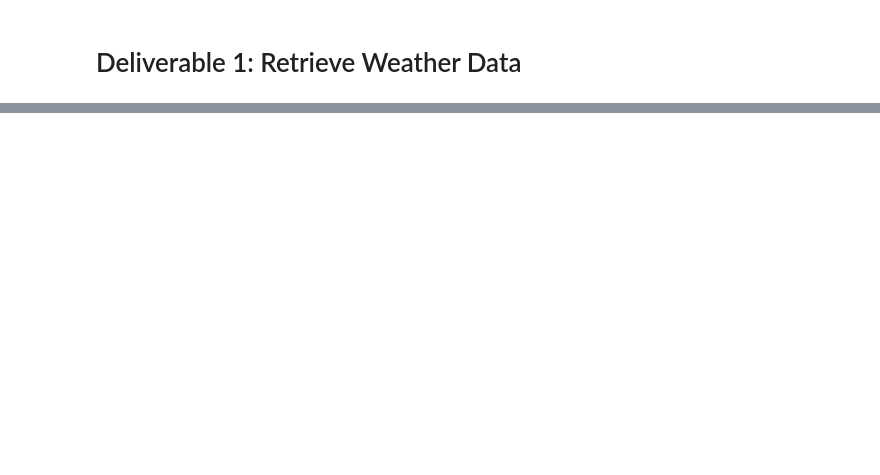
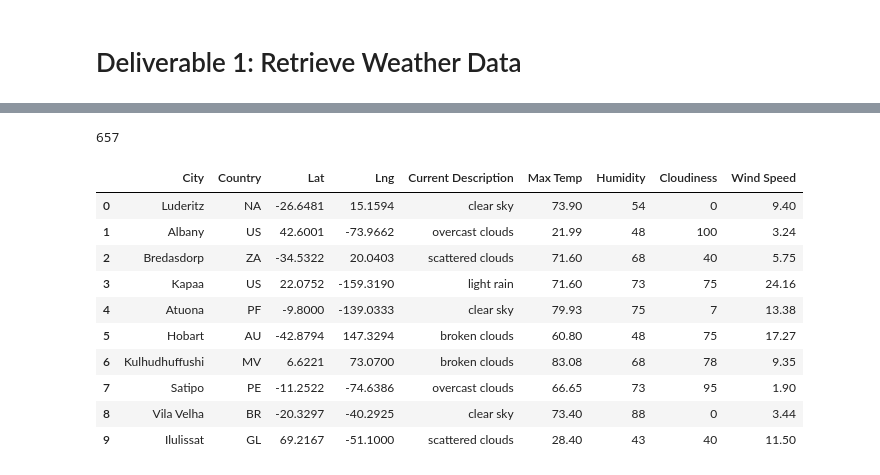
Before and after one commit to jbenasuli/World_Weather_Analysis, a Jupyter notebook: Weather_Database/Weather_Database.ipynb, the cells around one changed output, grey strips where cells are left out. Drawn from its saved outputs; the diff is of its cells as text; code cells hidden in the pictures; blank space fills up the shorter version.

```diff
--- a/Weather_Database/Weather_Database.ipynb
+++ b/Weather_Database/Weather_Database.ipynb
@@ -48,4 +42,15 @@ set_count = 1
 # %%
+# Create an empty list to hold the weather data
+city_data = []
+
+# Create counters.
+record_count = 1
+set_count = 1
+
+# Print the beginning of the logging.
+print("Beginning Data Retrieval     ")
+print("-----------------------------")
+
 # Loop through all the cities in the list.
 for i, city in enumerate(cities):
 
@@ -60,6 +65,7 @@ for i, city in enumerate(cities):
     print(f"Processing Record {record_count} of Set {set_count} | {city}")
     # Add 1 to the record count.
     record_count += 1
+
 # Run an API request for each of the cities.
     try:
         # Parse the JSON and retrieve data.
@@ -67,23 +73,23 @@ for i, city in enumerate(cities):
         # Parse out the needed data.
         city_lat = city_weather["coord"]["lat"]
         city_lng = city_weather["coord"]["lon"]
+        current_description = city_weather["weather"][0]["description"]
         city_max_temp = city_weather["main"]["temp_max"]
         city_humidity = city_weather["main"]["humidity"]
         city_clouds = city_weather["clouds"]["all"]
         city_wind = city_weather["wind"]["speed"]
         city_country = city_weather["sys"]["country"]
-        # Convert the date to ISO standard.
-        city_date = datetime.utcfromtimestamp(city_weather["dt"]).strftime('%Y-%m-%d %H:%M:%S')
         # Append the city information into city_data list.
         city_data.append({"City": city.title(),
+                          "Country": city_country,
                           "Lat": city_lat,
                           "Lng": city_lng,
+                          "Current Description": current_description,
                           "Max Temp": city_max_temp,
                           "Humidity": city_humidity,
                           "Cloudiness": city_clouds,
                           "Wind Speed": city_wind,
-                          "Country": city_country,
-                          "Date": city_date})
+                          "Current Description": current_description,})
 
 # If an error is experienced, skip the city.
     except:
@@ -97,7 +121,22 @@ print("-----------------------------")
 # %%
-# len(city_data)
+# Check count of cities retrieved from call
+len(city_data)
+# %% [output]
+657
 # %%
-# # Convert the array of dictionaries to a Pandas DataFrame.
-# city_data_df = pd.DataFrame(city_data)
-# city_data_df.head(10)
+# Convert array of dictionaries to DF
+city_data_df = pd.DataFrame(city_data)
+city_data_df.head(10)
+# %% [output]
+|  | City | Country | Lat | Lng | Current Description | Max Temp | Humidity | Cloudiness | Wind Speed |
+| 0 | Luderitz | NA | -26.6481 | 15.1594 | clear sky | 73.90 | 54 | 0 | 9.40 |
+| 1 | Albany | US | 42.6001 | -73.9662 | overcast clouds | 21.99 | 48 | 100 | 3.24 |
+| 2 | Bredasdorp | ZA | -34.5322 | 20.0403 | scattered clouds | 71.60 | 68 | 40 | 5.75 |
+| 3 | Kapaa | US | 22.0752 | -159.3190 | light rain | 71.60 | 73 | 75 | 24.16 |
+| 4 | Atuona | PF | -9.8000 | -139.0333 | clear sky | 79.93 | 75 | 7 | 13.38 |
+| 5 | Hobart | AU | -42.8794 | 147.3294 | broken clouds | 60.80 | 48 | 75 | 17.27 |
+| 6 | Kulhudhuffushi | MV | 6.6221 | 73.0700 | broken clouds | 83.08 | 68 | 78 | 9.35 |
+| 7 | Satipo | PE | -11.2522 | -74.6386 | overcast clouds | 66.65 | 73 | 95 | 1.90 |
+| 8 | Vila Velha | BR | -20.3297 | -40.2925 | clear sky | 73.40 | 88 | 0 | 3.44 |
+| 9 | Ilulissat | GL | 69.2167 | -51.1000 | scattered clouds | 28.40 | 43 | 40 | 11.50 |
 # %%
```
Also changed, not shown: parts of 13 cells of this notebook.
